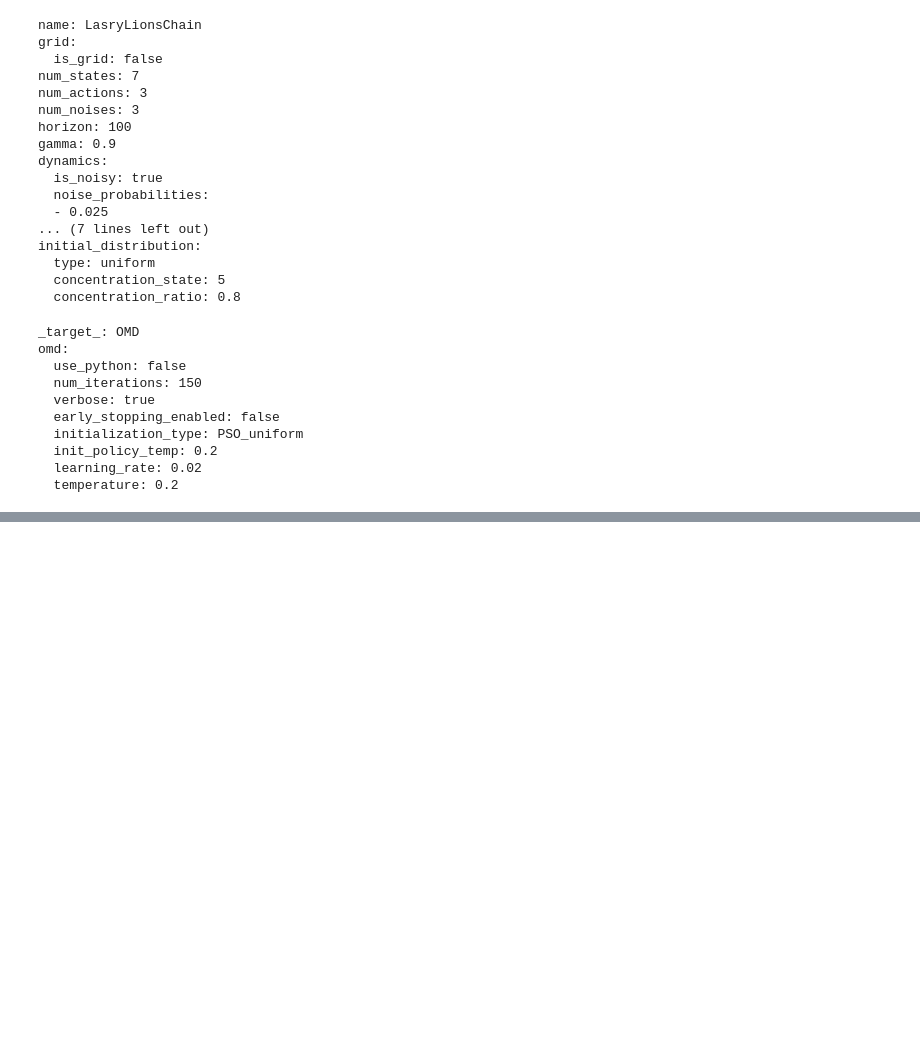
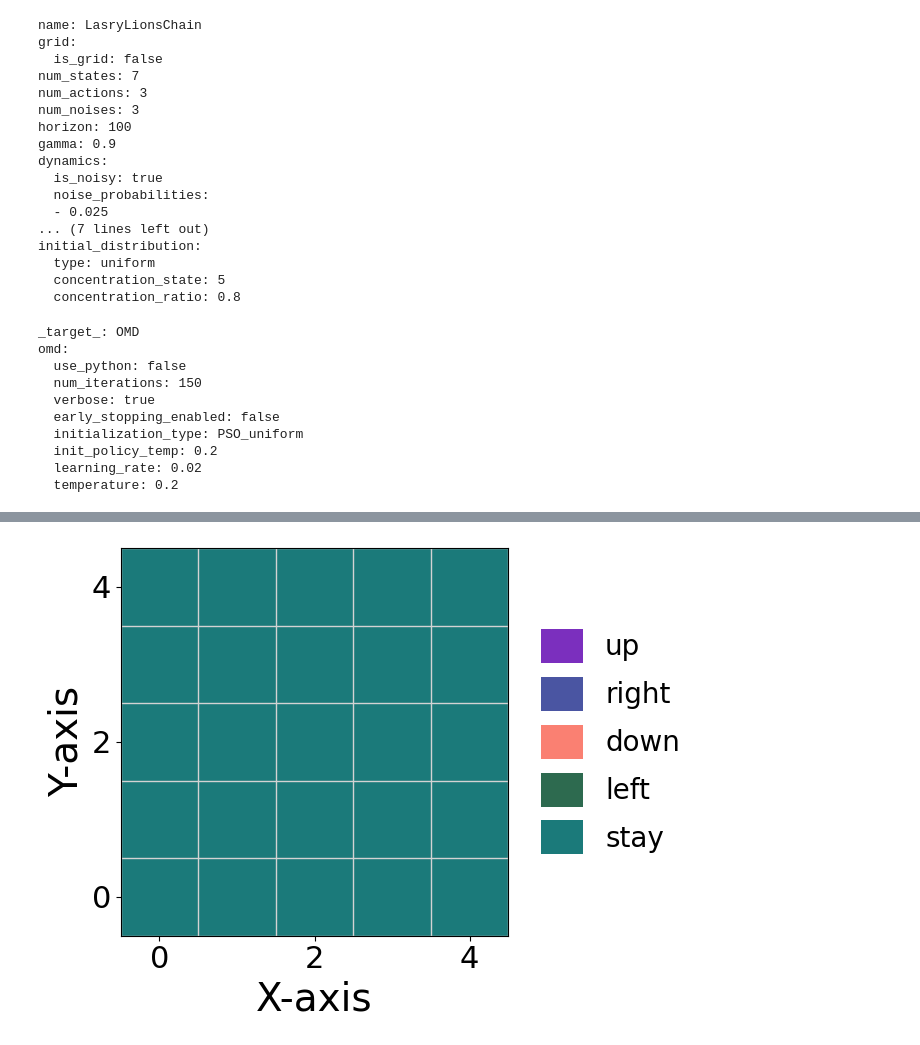
Before and after one commit to lorenzomagnino/Bench-MFG, a Jupyter notebook: docs/tutorial.ipynb, the cells around one changed output, grey strips where cells are left out. Drawn from its saved outputs; the diff is of its cells as text; code cells hidden in the pictures; blank space fills up the shorter version.

```diff
--- a/docs/tutorial.ipynb
+++ b/docs/tutorial.ipynb
@@ -118,0 +200,4 @@ display(Image(filename=gif))
+# %%
+fig = bmfg.plot_policy(policy, grid_dim=grid_dim, return_fig=True)
+# %% [output]
+[figure, added]
```
Also changed, not shown: parts of 25 cells of this notebook, 5 other files.
